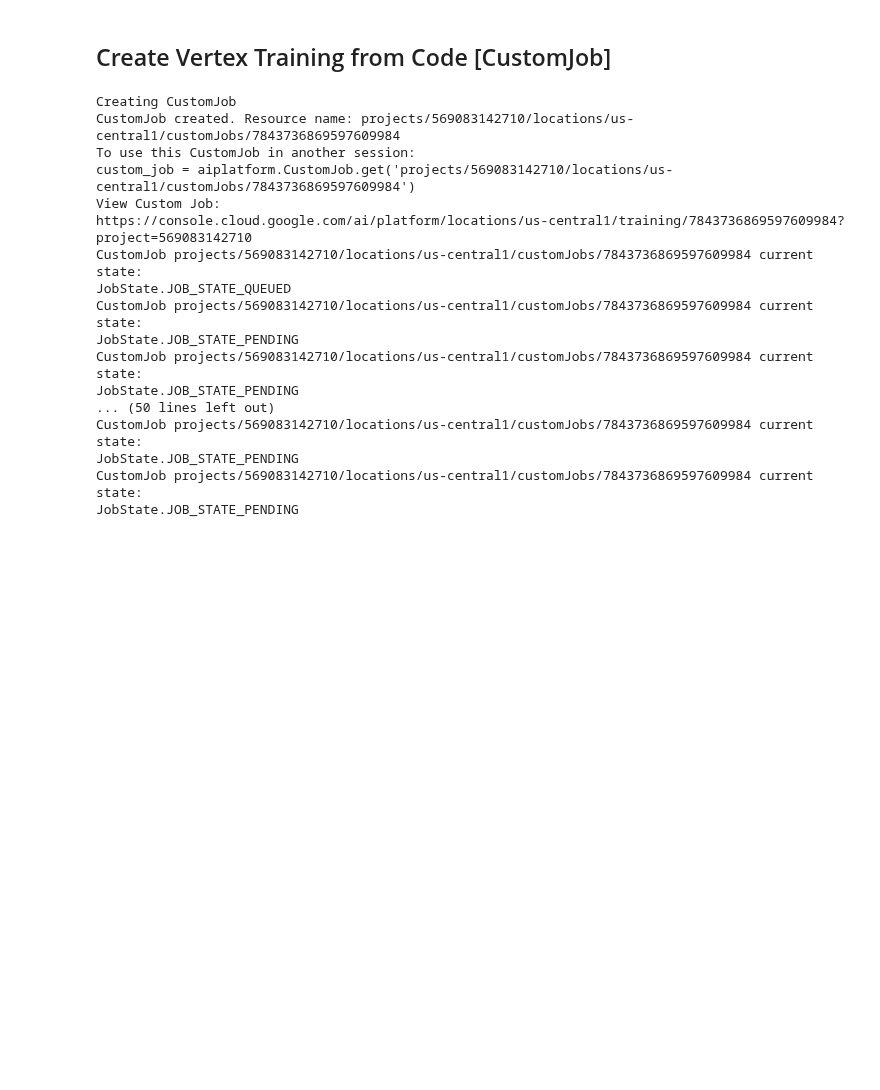
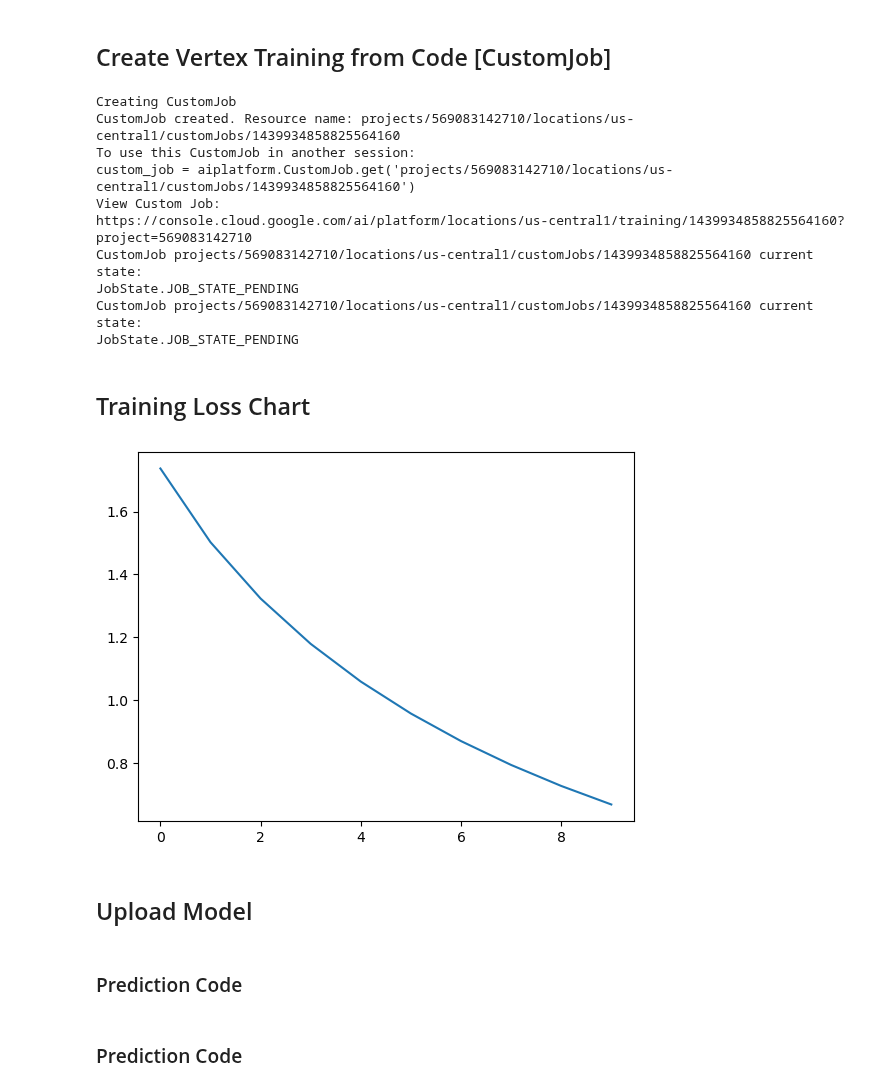
Before and after one commit to jchavezar/vertex-ai-samples, a Jupyter notebook: 05 XGBoost/05cb - bqdask_xgboost_customjob_cover_type.ipynb, the cells around one changed output. Drawn from its saved outputs; the diff is of its cells as text; code cells hidden in the pictures; blank space fills up the shorter version.

```diff
--- a/05 XGBoost/05cb - bqdask_xgboost_customjob_cover_type.ipynb
+++ b/05 XGBoost/05cb - bqdask_xgboost_customjob_cover_type.ipynb
@@ -224,8 +224,8 @@ num_gpus = 4
 worker_pool_specs = [
     {
         "machine_spec": {
-            "machine_type": "a2-highgpu-4g",
-            "accelerator_type": "NVIDIA_TESLA_A100",
+            "machine_type": "n1-standard-4",
+            "accelerator_type": "NVIDIA_TESLA_V100",
             "accelerator_count": num_gpus
         },
         "replica_count": "1",
@@ -251,19 +251,37 @@ model = job.run(
 )
 # %% [output]
 Creating CustomJob
-CustomJob created. Resource name: projects/569083142710/locations/us-central1/customJobs/7843736869597609984
+CustomJob created. Resource name: projects/569083142710/locations/us-central1/customJobs/1439934858825564160
 To use this CustomJob in another session:
-custom_job = aiplatform.CustomJob.get('projects/569083142710/locations/us-central1/customJobs/7843736869597609984')
+custom_job = aiplatform.CustomJob.get('projects/569083142710/locations/us-central1/customJobs/1439934858825564160')
 View Custom Job:
-https://console.cloud.google.com/ai/platform/locations/us-central1/training/7843736869597609984?project=569083142710
-CustomJob projects/569083142710/locations/us-central1/customJobs/7843736869597609984 current state:
-JobState.JOB_STATE_QUEUED
-CustomJob projects/569083142710/locations/us-central1/customJobs/7843736869597609984 current state:
+https://console.cloud.google.com/ai/platform/locations/us-central1/training/1439934858825564160?project=569083142710
+CustomJob projects/569083142710/locations/us-central1/customJobs/1439934858825564160 current state:
 JobState.JOB_STATE_PENDING
-CustomJob projects/569083142710/locations/us-central1/customJobs/7843736869597609984 current state:
+CustomJob projects/569083142710/locations/us-central1/customJobs/1439934858825564160 current state:
 JobState.JOB_STATE_PENDING
-... (50 lines left out)
-CustomJob projects/569083142710/locations/us-central1/customJobs/7843736869597609984 current state:
-JobState.JOB_STATE_PENDING
-CustomJob projects/569083142710/locations/us-central1/customJobs/7843736869597609984 current state:
-JobState.JOB_STATE_PENDING
+# %% [markdown]
+## Training Loss Chart
+# %%
+import json
+import matplotlib.pyplot as plt
+from google.cloud import storage
+from google.cloud import storage
+
+client = storage.Client()
+bucket = client.get_bucket('vtx-models')
+blob = bucket.blob('xgboost/cover_type/model/metadata.json')
+blob.download_to_filename('metadata.json')
+
+# Opening JSON file
+with open('metadata.json') as json_file:
+    data = json.load(json_file)
+
+plt.plot(data['mlogloss'])
+plt.show()
+# %% [output]
+[figure, added]
+# %% [markdown]
+## Upload Model
+# %% [markdown]
+### Prediction Code
@@ -269,0 +291,2 @@ JobState.JOB_STATE_PENDING
+# %% [markdown]
+### Prediction Code
```
Also changed, not shown: parts of 12 cells of this notebook.
